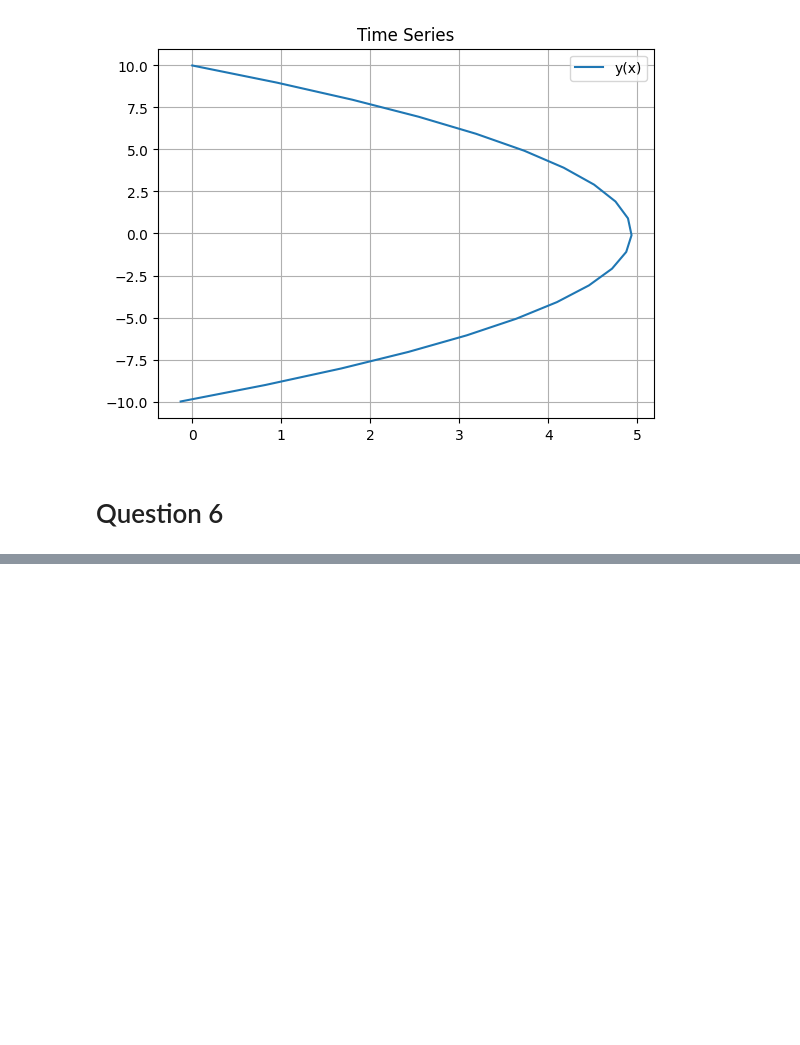
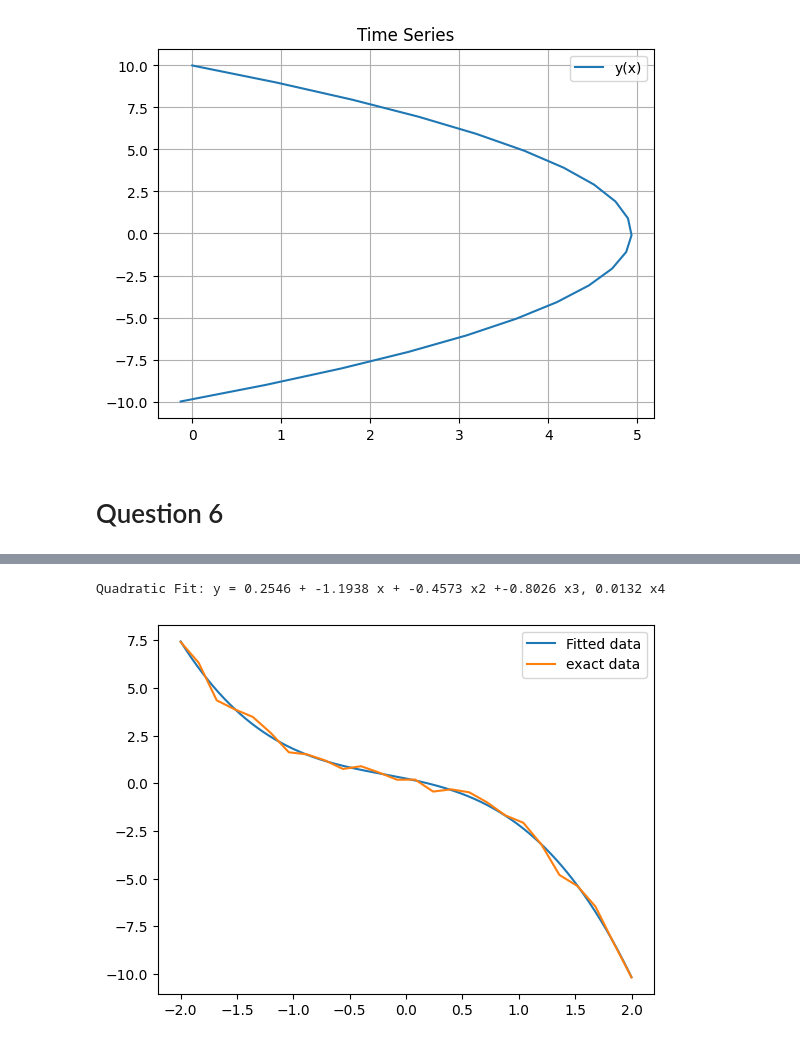
Before and after one commit to alan-ajay/P-346-Computational-Physics-Laboratory, a Jupyter notebook: ENDSEM.ipynb, the cells around one changed output, grey strips where cells are left out. Saved outputs shown, nothing was run; the diff lists cells and outputs as text; code cells hidden in the pictures; blank space fills up the shorter version.

```diff
--- a/ENDSEM.ipynb
+++ b/ENDSEM.ipynb
@@ -90,0 +171,56 @@ plt.show()
+# %%
+
+
+
+def quartic_least_square_fit(x, y):
+    n = len(x)
+
+    #summations
+    Sx = sum(x)
+    Sx2 = sum(xi**2 for xi in x)
+    Sx3 = sum(xi**3 for xi in x)
+    Sx4 = sum(xi**4 for xi in x)
+    Sx5 = sum(xi**5 for xi in x)
+    Sx6 = sum(xi**6 for xi in x)
+    Sx7 = sum(xi**7 for xi in x)
+    Sx8 = sum(xi**8 for xi in x)
+
+    Sy = sum(y)
+    Sxy = sum(x[i]*y[i] for i in range(n))
+    Sx2y = sum((x[i]**2)*y[i] for i in range(n))
+    Sx3y = sum((x[i]**3)*y[i] for i in range(n))
+    Sx4y = sum((x[i]**4)*y[i] for i in range(n))
+
+    #System of linear equations
+    A = [
+        [n, Sx, Sx2, Sx3, Sx4],
+        [Sx, Sx2, Sx3, Sx4, Sx5],
+        [Sx2, Sx3, Sx4, Sx5, Sx6],
+        [Sx3, Sx4, Sx5, Sx6, Sx7],
+        [Sx4, Sx5, Sx6, Sx7, Sx8]
+    ]
+    B = [Sy, Sxy, Sx2y, Sx3y, Sx4y]
+
+    gauss_jordan = LinAlg.gauss_jordan
+    sol = gauss_jordan(A, B)
+    return sol['Solution']
+
+
+poly = quartic_least_square_fit(x, y)
+a0, a1, a2, a3, a4 = poly
+print("Quadratic Fit: y = {:.4f} + {:.4f} x + {:.4f} x2 +{:.4f} x3, {:.4f} x4".format(a0,a1,a2, a3, a4))
+
+def Poly(x):
+    return 0.2546 + -1.1938*x + -0.4573*x**2 +-0.8026*x**3+ 0.0132*x**4
+    # return Linsolve.function_list(poly, x)
+
+x_vals = [-2+i*0.001 for i in range(int(4/0.001))]
+polyval = [Poly(i) for i in x_vals]
+
+plt.plot(x_vals, polyval, label='Fitted data')
+plt.plot(x, y, label='exact data')
+plt.legend()
+plt.show()
+# %% [output]
+Quadratic Fit: y = 0.2546 + -1.1938 x + -0.4573 x2 +-0.8026 x3, 0.0132 x4
+[figure, added]
```
Also changed, not shown: parts of 7 cells of this notebook, 2 other files.
